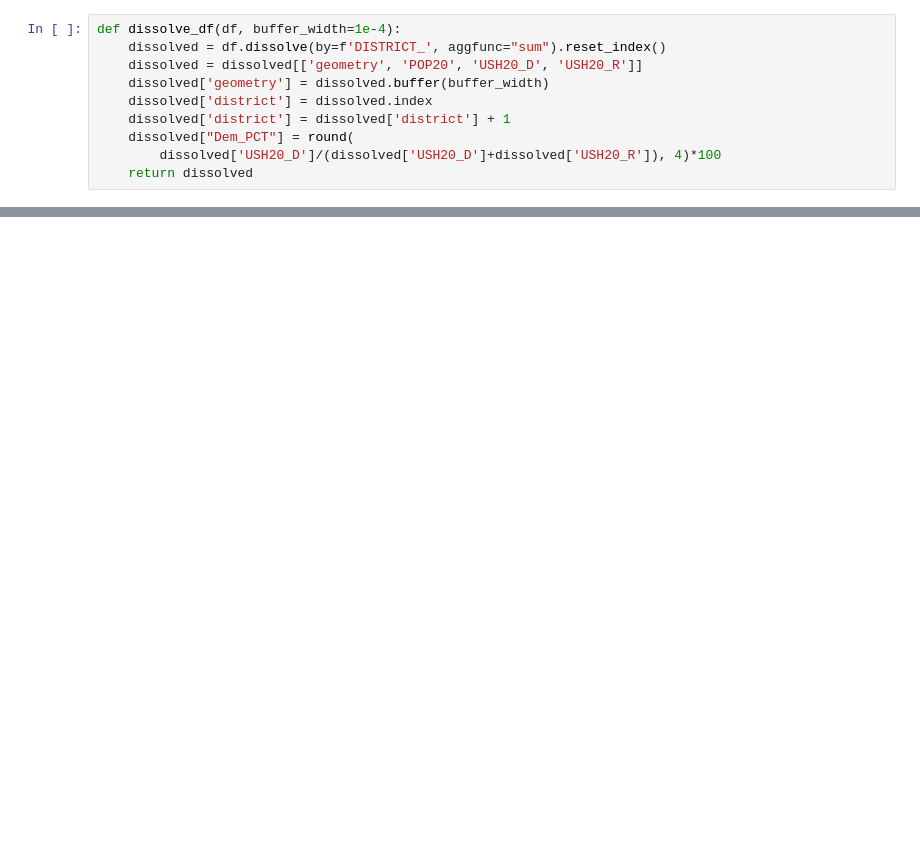
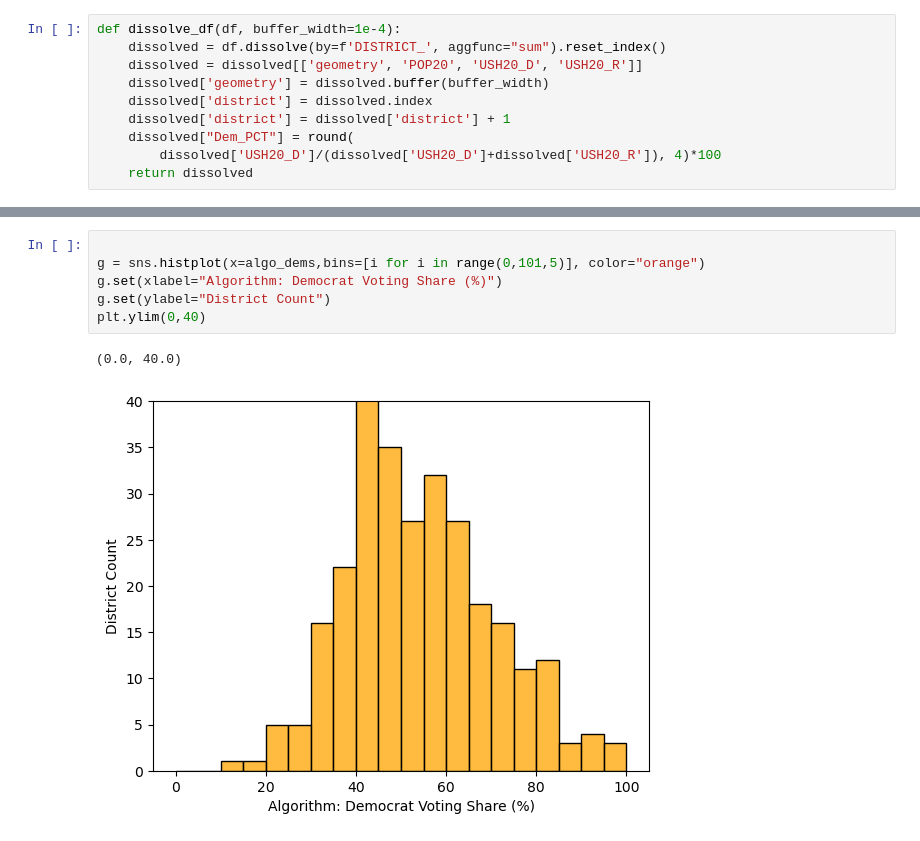
Before and after one commit to yagnesh7/clock-hand-redistricting, a Jupyter notebook: moving-knife/results_analysis.ipynb, the cells around one changed output, grey strips where cells are left out. Saved outputs shown, nothing was run; the diff lists cells and outputs as text; blank space fills up the shorter version.

```diff
--- a/moving-knife/results_analysis.ipynb
+++ b/moving-knife/results_analysis.ipynb
@@ -170,0 +181,9 @@ grouped_results
+# %%
+
+g = sns.histplot(x=algo_dems,bins=[i for i in range(0,101,5)], color="orange")
+g.set(xlabel="Algorithm: Democrat Voting Share (%)")
+g.set(ylabel="District Count")
+plt.ylim(0,40)
+# %% [output]
+(0.0, 40.0)
+[figure, added]
```
Also changed, not shown: parts of 9 cells of this notebook, 9 other files.
